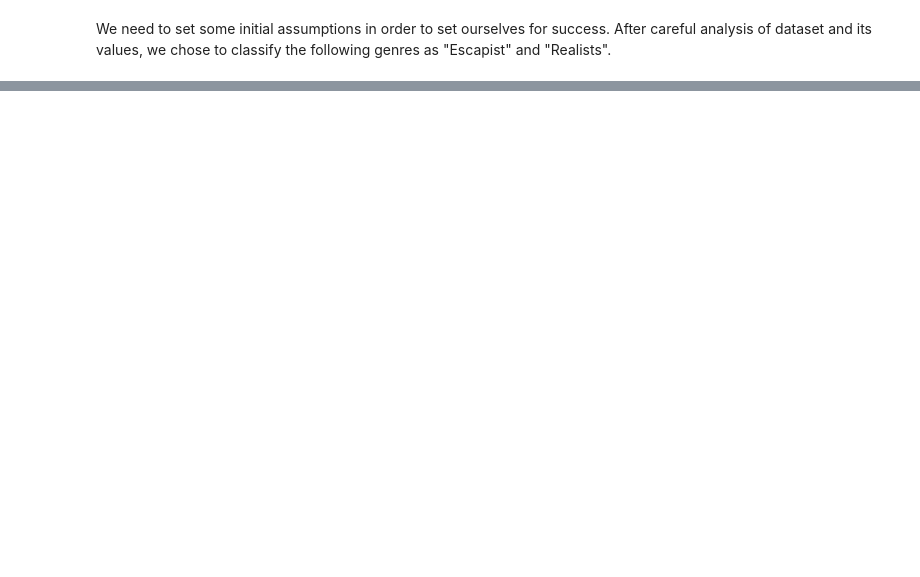
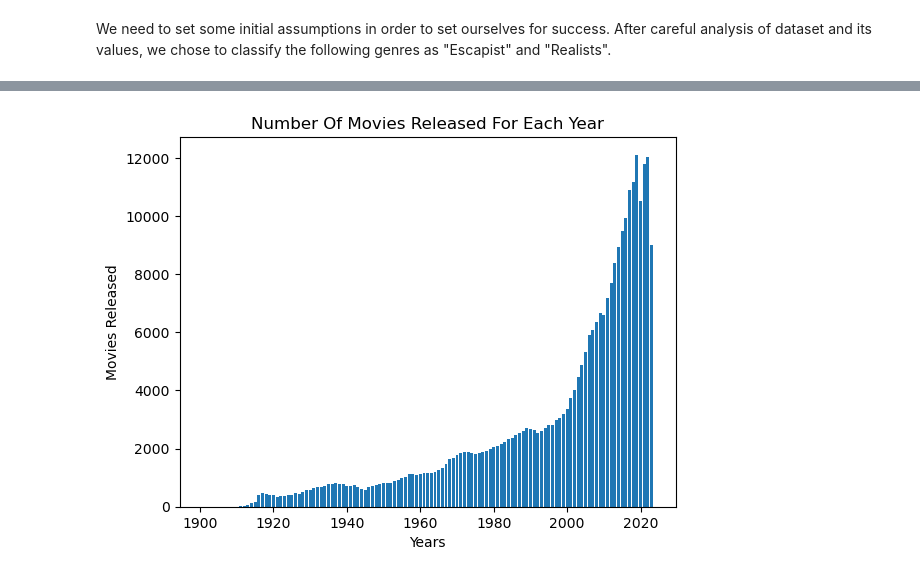
Before and after one commit to alakhan4/Realist-vs-Escapist-TMDB, a Jupyter notebook: CS685_Project.ipynb, the cells around one changed output, grey strips where cells are left out. Cells and saved outputs as stored; diff of their text form; code cells hidden in the pictures; blank space fills up the shorter version.

```diff
--- a/CS685_Project.ipynb
+++ b/CS685_Project.ipynb
@@ -91,0 +113,13 @@ Processed data has 183626 escapist movies.
+# %%
+movies_per_year = []
+for year in years:
+    movies_per_year += [data[(data['year']==year)]['year'].count()]
+#print(movies_per_year)
+
+plt.bar(years, movies_per_year)
+plt.xlabel('Years')
+plt.ylabel('Movies Released')
+plt.title('Number Of Movies Released For Each Year')
+plt.show()
+# %% [output]
+[figure, added]
```
Also changed, not shown: parts of 7 cells of this notebook.
